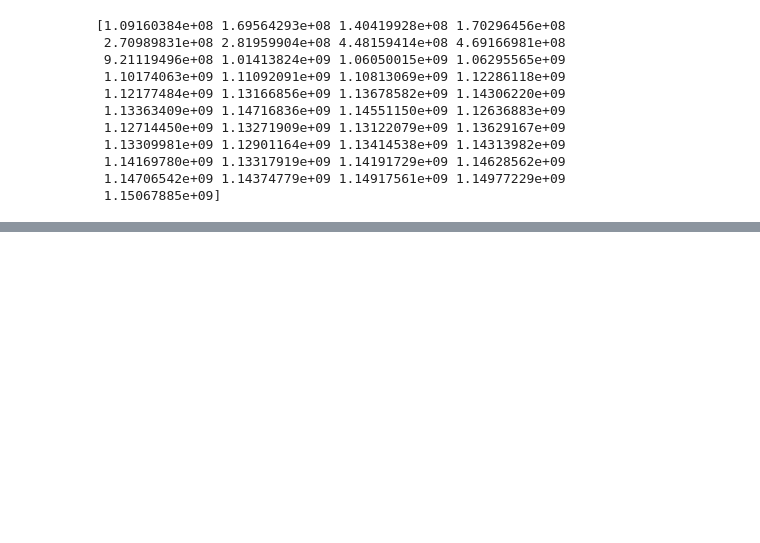
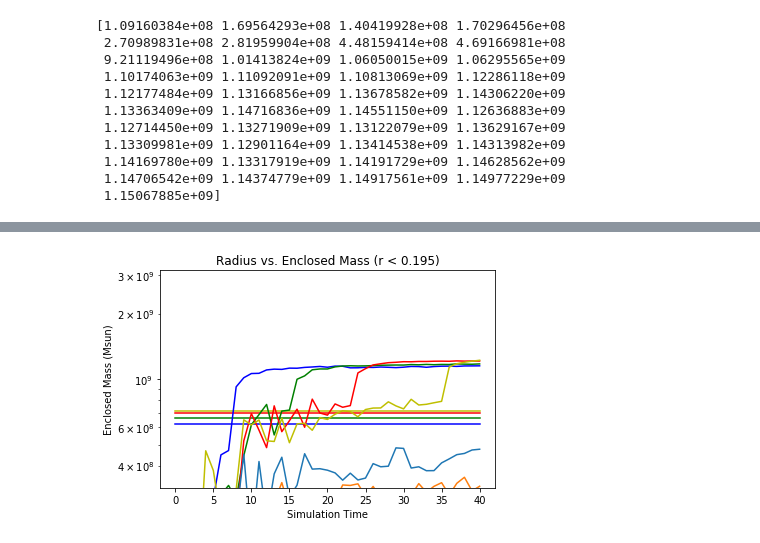
Before and after one commit to mnotis/FDM2020, a Jupyter notebook: Enclosed Mass 2.0.ipynb, the cells around one changed output, grey strips where cells are left out. Cells and saved outputs as stored; diff of their text form; code cells hidden in the pictures; blank space fills up the shorter version.

Commit message:
analytic mass max

```diff
--- a/Enclosed Mass 2.0.ipynb
+++ b/Enclosed Mass 2.0.ipynb
@@ -516,0 +517,55 @@ plt.savefig('/mnt/c/Users/Noah Notis/Dropbox/USRP2020_Noah/src/FDM2020/massr256p
+# %%
+#Critical Mass Analytic
+
+def crit_mass(m22, f15):
+    prefactor = (1.012e46)*np.sqrt(32*const.hbar*const.c/const.G)
+    return prefactor * (f15/m22)/2e30
+# %%
+m1 = crit_mass(1, 1)
+m10625 = crit_mass(1, 1.0625)
+m1125 = crit_mass(1, 1.125)
+m11406 = crit_mass(1, 1.1406)
+
+time = np.linspace(0, 40, 41)
+f1 = np.empty(41); f1.fill(m1)
+f10625 = np.empty(41); f10625.fill(m10625)
+f1125 = np.empty(41); f1125.fill(m1125)
+f11406 = np.empty(41); f11406.fill(m11406)
+
+plt.plot(time, f1, 'b')
+plt.plot(time, f10625, 'g')
+plt.plot(time, f1125, 'r')
+plt.plot(time, f11406, 'y')
+
+r_lim = 0.195
+path1 = '/mnt/c/Users/Noah Notis/Dropbox/USRP2020_Noah/src/FDM2020/rad_files/f1L20T4n400r256'
+path10625 = '/mnt/c/Users/Noah Notis/Dropbox/USRP2020_Noah/src/FDM2020/rad_files/f1.0625L20T4n40r256'
+path1125 = '/mnt/c/Users/Noah Notis/Dropbox/USRP2020_Noah/src/FDM2020/rad_files/f1.125L20T4n40r256'
+path11406 = '/mnt/c/Users/Noah Notis/Dropbox/USRP2020_Noah/src/FDM2020/rad_files/f1.1406L20T4n40r256'
+path15 = '/mnt/c/Users/Noah Notis/Dropbox/USRP2020_Noah/src/FDM2020/rad_files/f1.5L20T4n400r256'
+pathInf = '/mnt/c/Users/Noah Notis/Dropbox/USRP2020_Noah/src/FDM2020/rad_files/fInfL20T4n400r256'
+
+data1 = enclosed_mass_pixel_from_folder(path1, 256, r_lim, 40, 400)
+data10625 = enclosed_mass_pixel_from_folder(path10625, 256, r_lim, 40, 40)
+data1125 = enclosed_mass_pixel_from_folder(path1125, 256, r_lim, 40, 40)
+data11406 = enclosed_mass_pixel_from_folder(path11406, 256, r_lim, 40, 40)
+data15 = enclosed_mass_pixel_from_folder(path15, 256, r_lim, 40, 400)
+dataInf = enclosed_mass_pixel_from_folder(pathInf, 256, r_lim, 40, 400)
+
+plt.plot(data1[0], data1[1], 'b')
+plt.plot(data10625[0], data10625[1], 'g')
+plt.plot(data1125[0], data1125[1], 'r')
+plt.plot(data11406[0], data11406[1], 'y')
+plt.plot(data15[0], data15[1])
+plt.plot(dataInf[0], dataInf[1])
+
+
+plt.yscale('log')
+plt.ylim(10**(8.5), 10**(9.5))
+plt.xlabel('Simulation Time')
+plt.ylabel('Enclosed Mass (Msun)')
+plt.title('Radius vs. Enclosed Mass (r < ' + str(r_lim) + ')')
+#plt.legend(['f = 1', 'f = 1.0625', 'f = 1.125', 'f = 1.1406'])
+plt.savefig('/mnt/c/Users/Noah Notis/Dropbox/USRP2020_Noah/src/FDM2020/analytic_mass_collapse_r195.png', dpi = 250)
+# %% [output]
+[figure, added]
```
Also changed, not shown: parts of 2 cells of this notebook, 10 other files.
